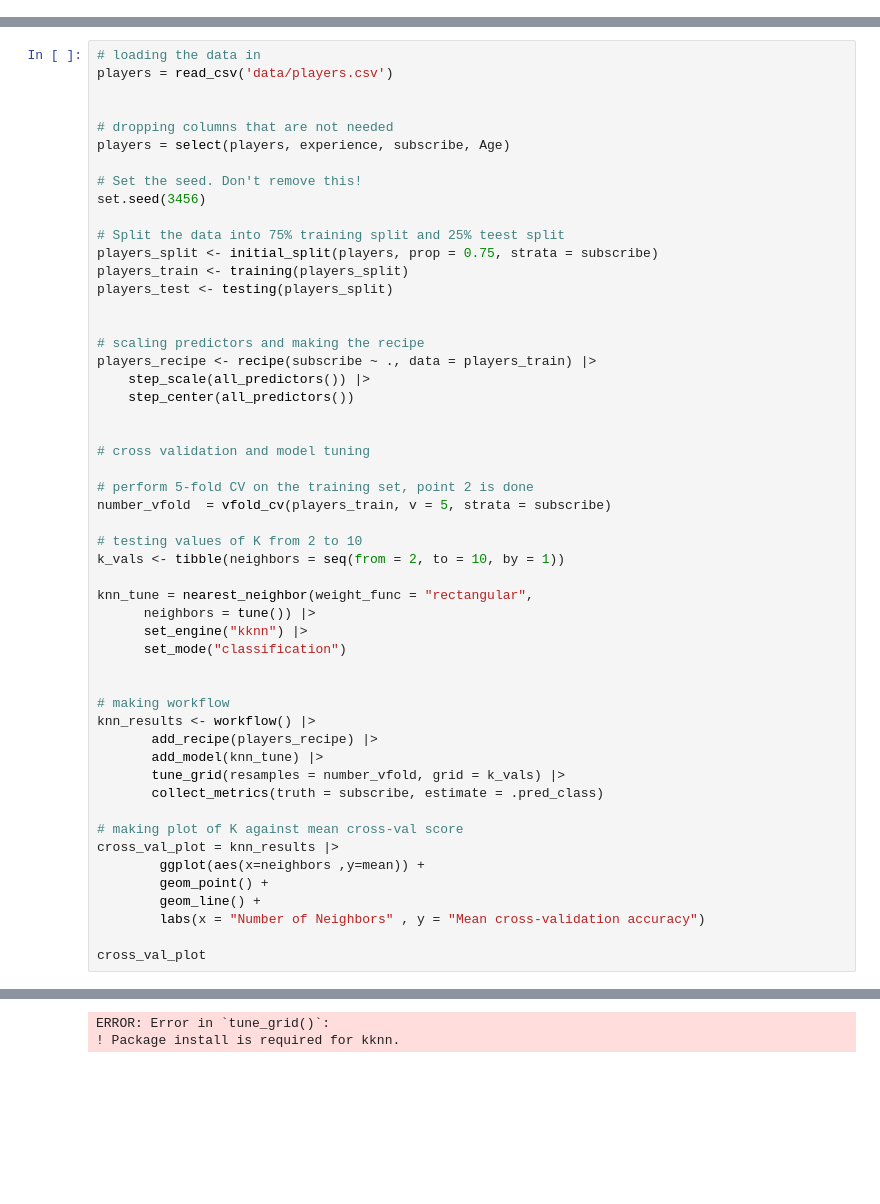
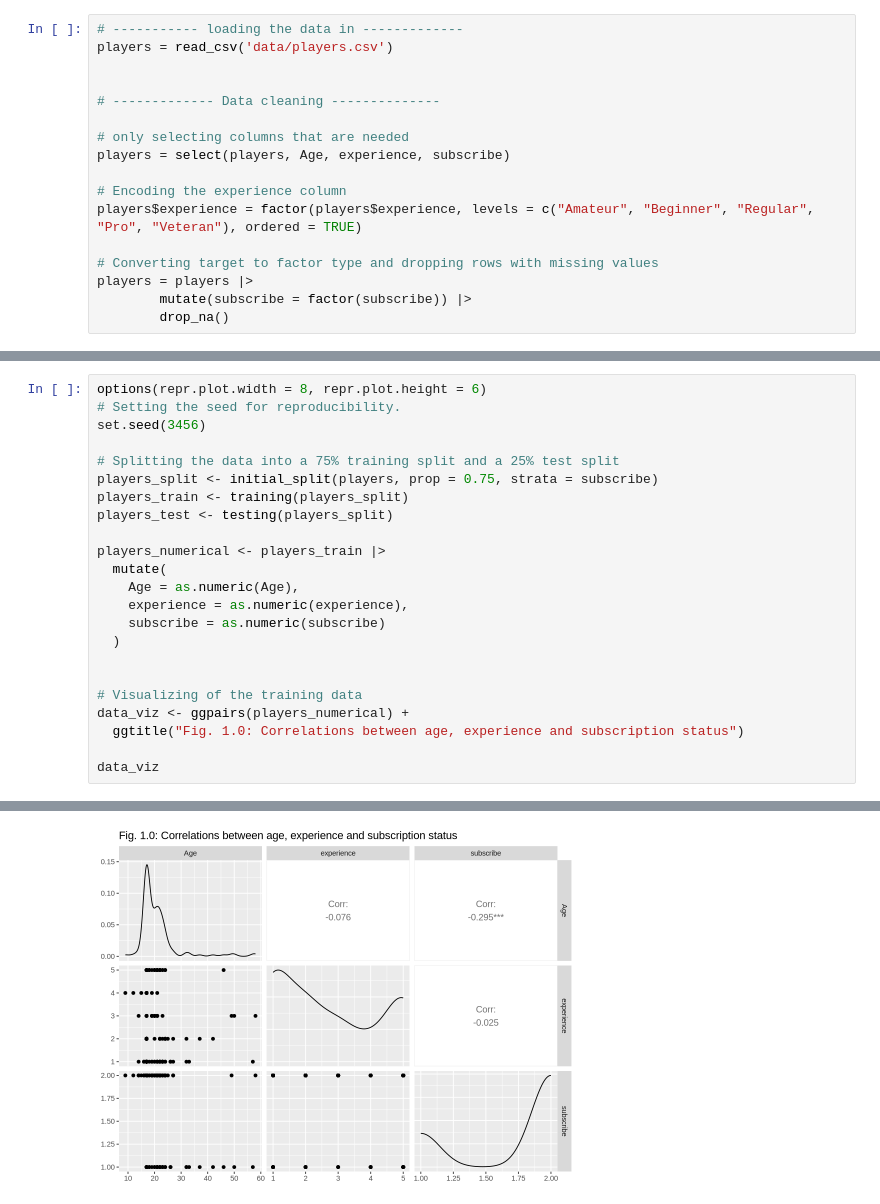
Before and after one commit to pliza/DSCI-100-final-report, a Jupyter notebook: Liza Work.ipynb, the cells around one changed output, grey strips where cells are left out. Drawn from its saved outputs; the diff is of its cells as text; blank space fills up the shorter version.

Commit message:
finished methods and results (liza)

```diff
--- a/Liza Work.ipynb
+++ b/Liza Work.ipynb
@@ -38,0 +16,17 @@ options(repr.matrix.max.rows = 6)
+# %%
+# ----------- loading the data in -------------
+players = read_csv('data/players.csv')
+
+
+# ------------- Data cleaning --------------
+
+# only selecting columns that are needed
+players = select(players, Age, experience, subscribe)
+
+# Encoding the experience column
+players$experience = factor(players$experience, levels = c("Amateur", "Beginner", "Regular", "Pro", "Veteran"), ordered = TRUE)
+
+# Converting target to factor type and dropping rows with missing values
+players = players |>
+        mutate(subscribe = factor(subscribe)) |>
+        drop_na()
@@ -39,53 +49,24 @@ options(repr.matrix.max.rows = 6)
 # %%
-# loading the data in
-players = read_csv('data/players.csv')
-
-
-# dropping columns that are not needed
-players = select(players, experience, subscribe, Age)
-
-# Set the seed. Don't remove this!
+options(repr.plot.width = 8, repr.plot.height = 6)
+# Setting the seed for reproducibility.
 set.seed(3456)
 
-# Split the data into 75% training split and 25% teest split
+# Splitting the data into a 75% training split and a 25% test split
 players_split <- initial_split(players, prop = 0.75, strata = subscribe)
 players_train <- training(players_split)
 players_test <- testing(players_split)
 
-
-# scaling predictors and making the recipe
-players_recipe <- recipe(subscribe ~ ., data = players_train) |>
-    step_scale(all_predictors()) |>
-    step_center(all_predictors())
+players_numerical <- players_train |>
+  mutate(
+    Age = as.numeric(Age),
+    experience = as.numeric(experience),
+    subscribe = as.numeric(subscribe)
+  )
 
 
-# cross validation and model tuning
+# Visualizing of the training data
+data_viz <- ggpairs(players_numerical) +
+  ggtitle("Fig. 1.0: Correlations between age, experience and subscription status")
 
-# perform 5-fold CV on the training set, point 2 is done
-number_vfold  = vfold_cv(players_train, v = 5, strata = subscribe)
-
-# testing values of K from 2 to 10
-k_vals <- tibble(neighbors = seq(from = 2, to = 10, by = 1))
-
-knn_tune = nearest_neighbor(weight_func = "rectangular",
-      neighbors = tune()) |>
-      set_engine("kknn") |>
-      set_mode("classification")
-
-
-# making workflow
-knn_results <- workflow() |>
-       add_recipe(players_recipe) |>
-       add_model(knn_tune) |>
-       tune_grid(resamples = number_vfold, grid = k_vals) |>
-       collect_metrics(truth = subscribe, estimate = .pred_class)
-
-# making plot of K against mean cross-val score
-cross_val_plot = knn_results |>
-        ggplot(aes(x=neighbors ,y=mean)) +
-        geom_point() +
-        geom_line() +
-        labs(x = "Number of Neighbors" , y = "Mean cross-validation accuracy")
-
-cross_val_plot
+data_viz
 # %% [output]
@@ -101,2 +73 @@ lgl (1): subscribe
-ERROR: Error in `tune_grid()`:
-! Package install is required for kknn.
+[figure, added]
```
Also changed, not shown: parts of 14 cells of this notebook.
